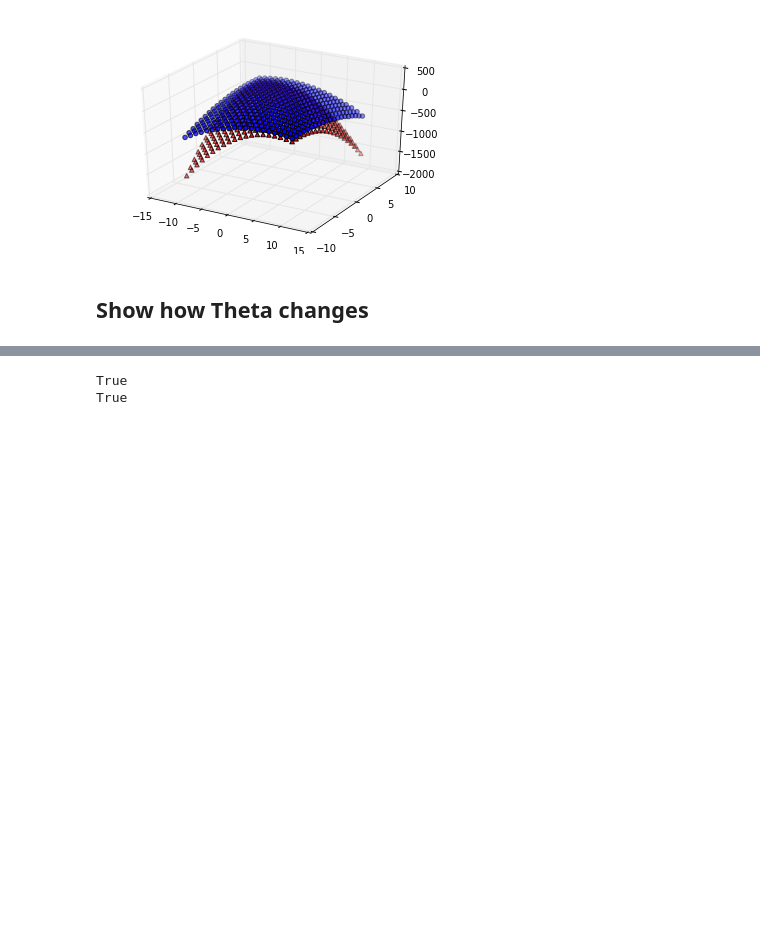
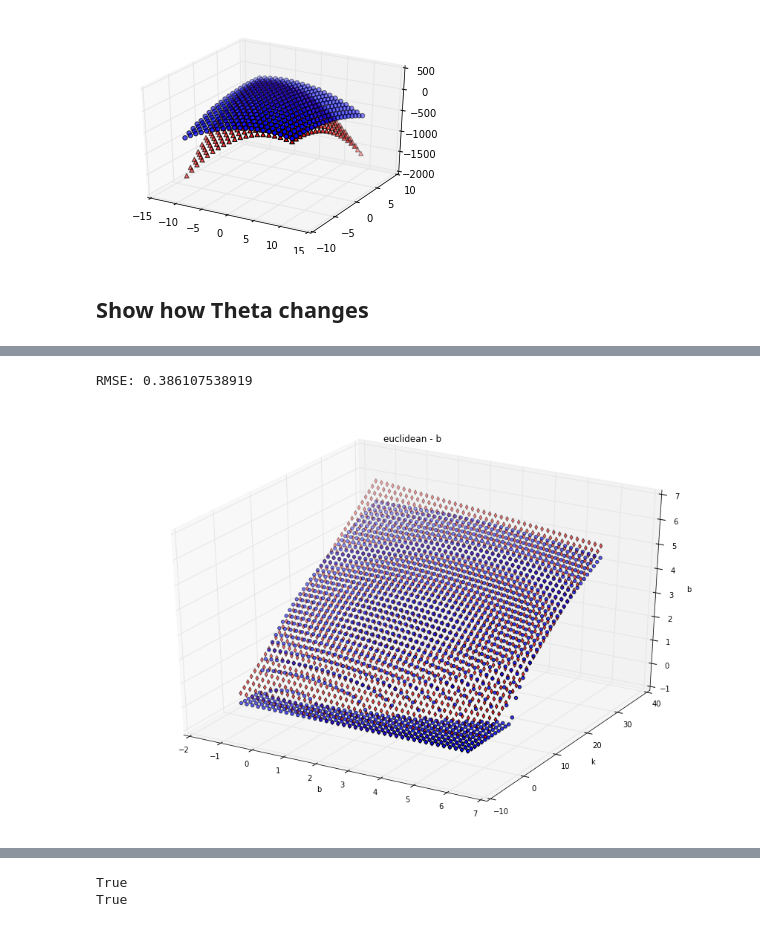
Before and after one commit to teopir/ifqi, a Jupyter notebook: notebooks/FQI-LQG-PBO.ipynb, the cells around one changed output, grey strips where cells are left out. Cells and saved outputs as stored; diff of their text form; code cells hidden in the pictures; blank space fills up the shorter version.

```diff
--- a/notebooks/FQI-LQG-PBO.ipynb
+++ b/notebooks/FQI-LQG-PBO.ipynb
@@ -217,0 +218,29 @@ plt.title('Theta vector field')
+# %%
+def soft_relu(D, a_1, a_2, a_3, a_4, b_1, b_2):
+    A = np.array([[a_1,a_2],[a_3, a_4]])
+    V = np.dot(D,A) + np.array([b_1, b_2])
+    C = np.column_stack((V.sum(axis=1), np.zeros(V.shape[0])))
+    return np.max(C, axis=1)
+    #return np.log(1. + np.exp(V.sum(axis=1)))
+
+X = np.column_stack((B_i.ravel(), K_i.ravel()))
+
+from lmfit import  Model, Minimizer, Parameters, fit_report
+
+gmod = Model(soft_relu)
+result = gmod.fit(B_f.ravel(), D=X, a_1=1., a_2=1., a_3=1., a_4=1., b_1 = 0., b_2=0.)
+# print(result.fit_report())
+
+fig = plt.figure(figsize=(15,10))
+ax = fig.add_subplot(111, projection='3d')
+ax.scatter(B_i, K_i, B_f)
+ax.scatter(X[:,0], X[:,1], result.best_fit, c='r', marker='d')
+ax.set_xlabel('b')
+ax.set_ylabel('k')
+ax.set_zlabel('b')
+plt.title('euclidean - b')
+print()
+print('RMSE: {}'.format(np.sqrt(mean_squared_error(y_true=B_f.ravel(), y_pred=result.best_fit))))
+# %% [output]
+RMSE: 0.386107538919
+[figure, added]
```
Also changed, not shown: parts of 12 cells of this notebook, 1 other file.
